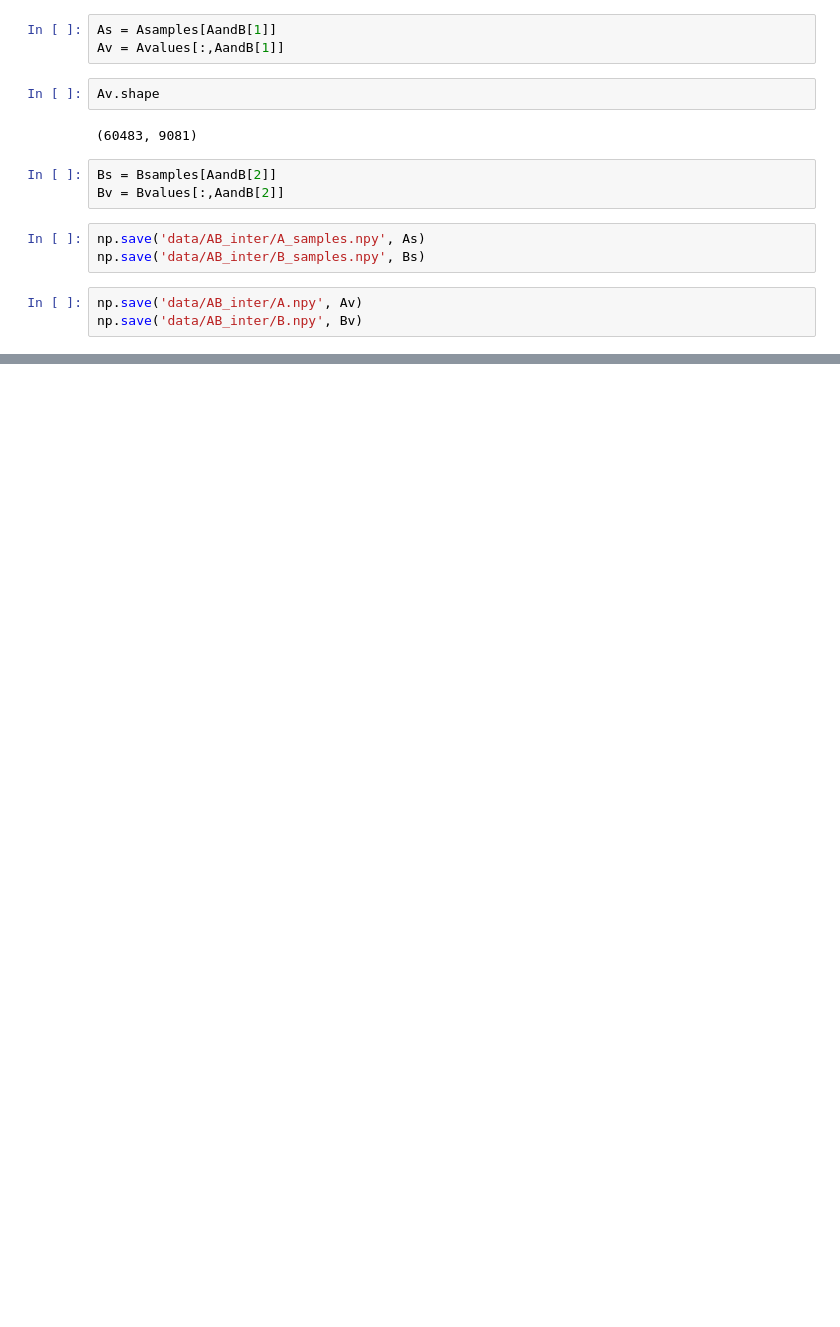
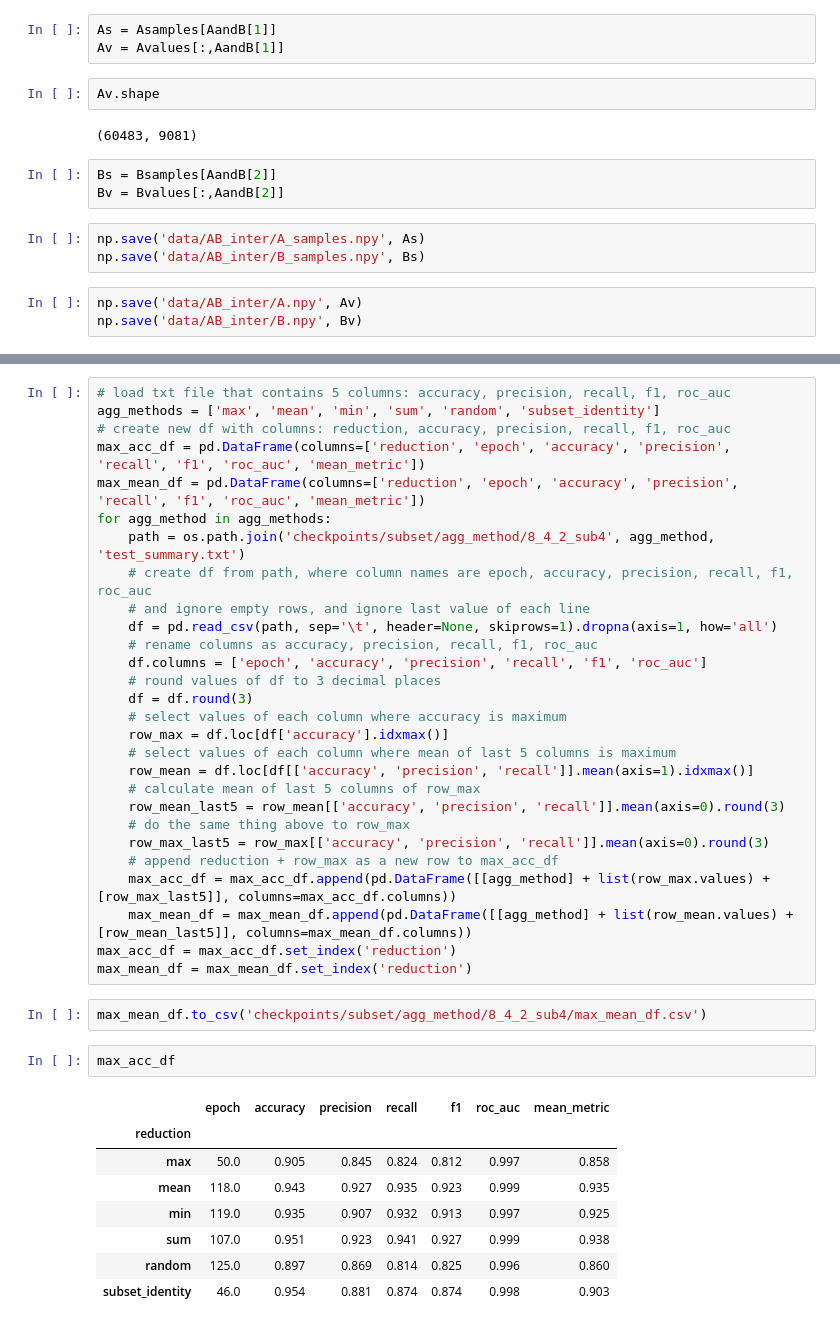
Before and after one commit to hashimsayed0/OmiEmbed, a Jupyter notebook: playground.ipynb, the cells around one changed output, grey strips where cells are left out. Cells and saved outputs as stored; diff of their text form; blank space fills up the shorter version.

```diff
--- a/playground.ipynb
+++ b/playground.ipynb
@@ -310,0 +381,41 @@ np.save('data/AB_inter/B.npy', Bv)
+# %%
+# load txt file that contains 5 columns: accuracy, precision, recall, f1, roc_auc
+agg_methods = ['max', 'mean', 'min', 'sum', 'random', 'subset_identity']
+# create new df with columns: reduction, accuracy, precision, recall, f1, roc_auc
+max_acc_df = pd.DataFrame(columns=['reduction', 'epoch', 'accuracy', 'precision', 'recall', 'f1', 'roc_auc', 'mean_metric'])
+max_mean_df = pd.DataFrame(columns=['reduction', 'epoch', 'accuracy', 'precision', 'recall', 'f1', 'roc_auc', 'mean_metric'])
+for agg_method in agg_methods:
+    path = os.path.join('checkpoints/subset/agg_method/8_4_2_sub4', agg_method, 'test_summary.txt')
+    # create df from path, where column names are epoch, accuracy, precision, recall, f1, roc_auc
+    # and ignore empty rows, and ignore last value of each line
+    df = pd.read_csv(path, sep='\t', header=None, skiprows=1).dropna(axis=1, how='all')
+    # rename columns as accuracy, precision, recall, f1, roc_auc
+    df.columns = ['epoch', 'accuracy', 'precision', 'recall', 'f1', 'roc_auc']
+    # round values of df to 3 decimal places
+    df = df.round(3)
+    # select values of each column where accuracy is maximum
+    row_max = df.loc[df['accuracy'].idxmax()]
+    # select values of each column where mean of last 5 columns is maximum
+    row_mean = df.loc[df[['accuracy', 'precision', 'recall']].mean(axis=1).idxmax()]
+    # calculate mean of last 5 columns of row_max
+    row_mean_last5 = row_mean[['accuracy', 'precision', 'recall']].mean(axis=0).round(3)
+    # do the same thing above to row_max
+    row_max_last5 = row_max[['accuracy', 'precision', 'recall']].mean(axis=0).round(3)
+    # append reduction + row_max as a new row to max_acc_df
+    max_acc_df = max_acc_df.append(pd.DataFrame([[agg_method] + list(row_max.values) + [row_max_last5]], columns=max_acc_df.columns))
+    max_mean_df = max_mean_df.append(pd.DataFrame([[agg_method] + list(row_mean.values) + [row_mean_last5]], columns=max_mean_df.columns))
+max_acc_df = max_acc_df.set_index('reduction')
+max_mean_df = max_mean_df.set_index('reduction')
+# %%
+max_mean_df.to_csv('checkpoints/subset/agg_method/8_4_2_sub4/max_mean_df.csv')
+# %%
+max_acc_df
+# %% [output]
+|  | epoch | accuracy | precision | recall | f1 | roc_auc | mean_metric |
+| reduction |  |  |  |  |  |  |  |
+| max | 50.0 | 0.905 | 0.845 | 0.824 | 0.812 | 0.997 | 0.858 |
+| mean | 118.0 | 0.943 | 0.927 | 0.935 | 0.923 | 0.999 | 0.935 |
+| min | 119.0 | 0.935 | 0.907 | 0.932 | 0.913 | 0.997 | 0.925 |
+| sum | 107.0 | 0.951 | 0.923 | 0.941 | 0.927 | 0.999 | 0.938 |
+| random | 125.0 | 0.897 | 0.869 | 0.814 | 0.825 | 0.996 | 0.860 |
+| subset_identity | 46.0 | 0.954 | 0.881 | 0.874 | 0.874 | 0.998 | 0.903 |
```
Also changed, not shown: parts of 6 cells of this notebook.
